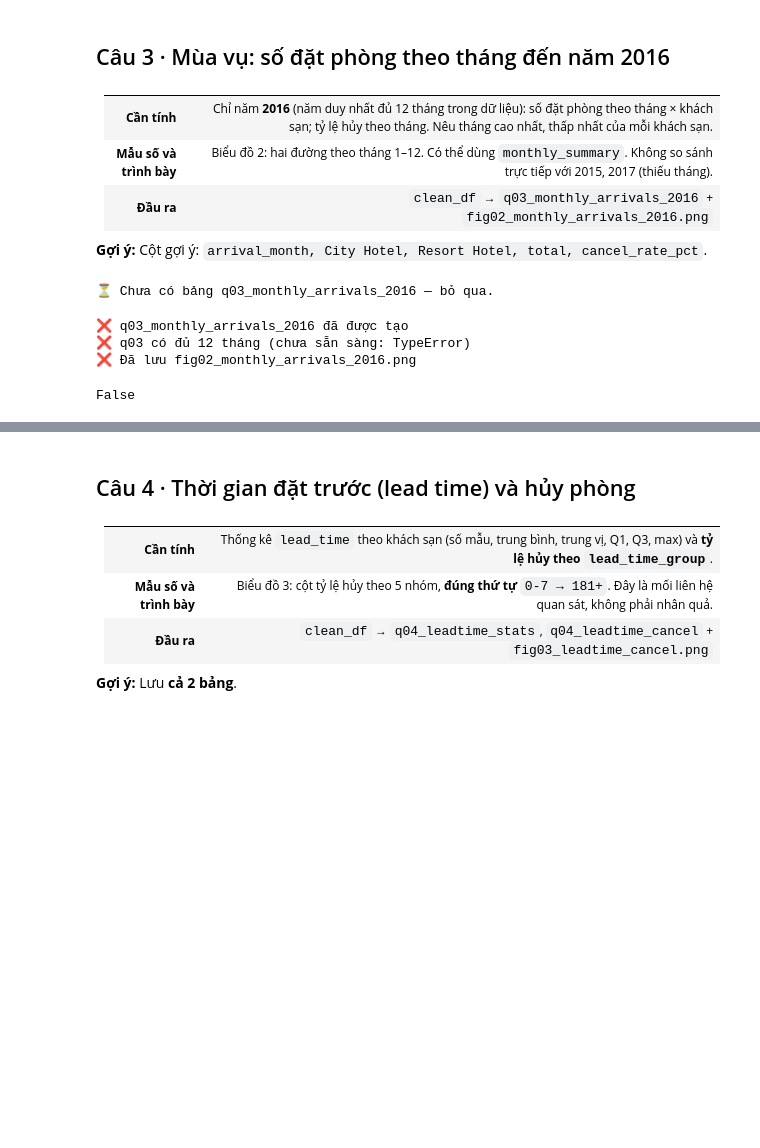
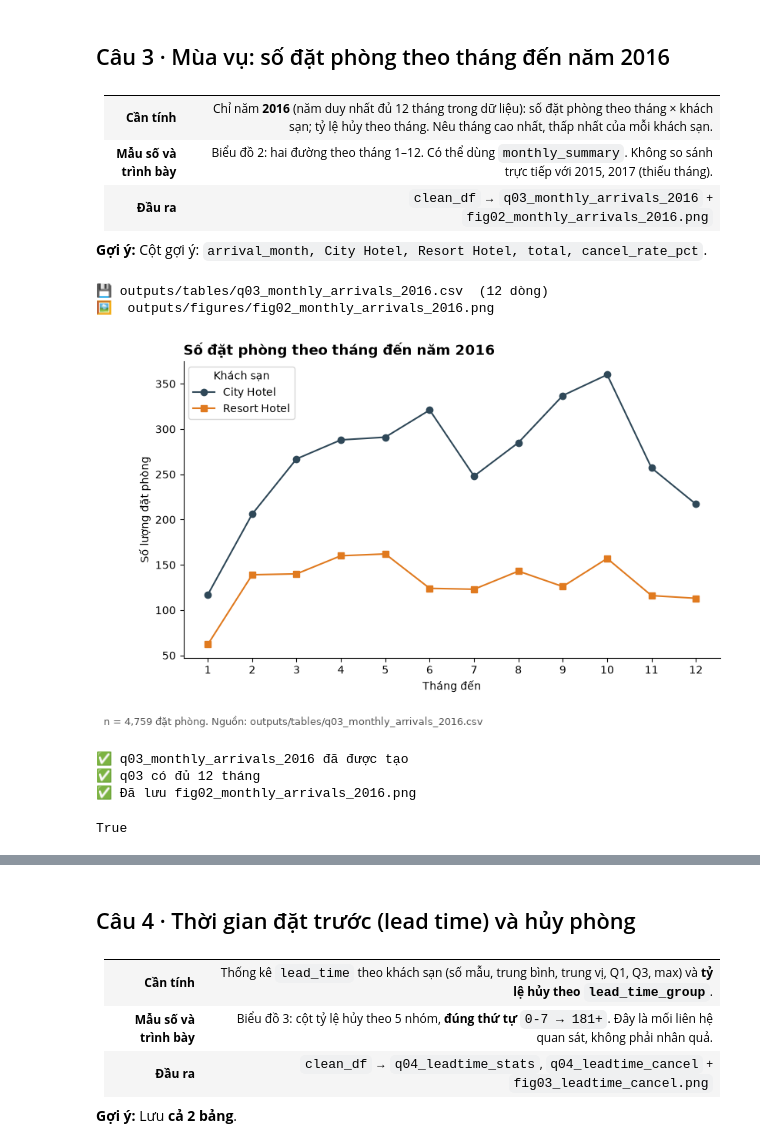
Before and after one commit to hanhathuy/hotel-booking-analysis, a Jupyter notebook: hotel_student_starter.ipynb, the cells around one changed output, grey strips where cells are left out. Cells and saved outputs as stored; diff of their text form; code cells hidden in the pictures; blank space fills up the shorter version.

```diff
--- a/hotel_student_starter.ipynb
+++ b/hotel_student_starter.ipynb
@@ -2304,26 +2393,53 @@ False
 
 **Gợi ý:** Cột gợi ý: `arrival_month, City Hotel, Resort Hotel, total, cancel_rate_pct`.
 # %%
-q03 = None   # TODO: bảng q03_monthly_arrivals_2016
+#
+df_2016 = clean_df[pd.to_datetime(clean_df['arrival_date']).dt.year == 2016].copy()
+df_2016['arrival_month'] = pd.to_datetime(df_2016['arrival_date']).dt.month
+
+q03 = (
+    df_2016.groupby('arrival_month')
+    .agg(
+        city_hotel=('hotel', lambda x: (x == 'City Hotel').sum()),
+        resort_hotel=('hotel', lambda x: (x == 'Resort Hotel').sum()),
+        total=('booking_id', 'count'),
+        cancel_rate_pct=('is_canceled', lambda x: round((x == 1).sum() / len(x) * 100, 2))
+    )
+    .reset_index()
+    .rename(columns={'city_hotel': 'City Hotel', 'resort_hotel': 'Resort Hotel'})
+)
 
 save_table(q03, 'q03_monthly_arrivals_2016')
 
-# TODO: vẽ biểu đồ — mẫu:
-# fig, ax = plt.subplots(figsize=FIGSIZE)
-# ...
-# finish_chart(ax, 'Tiêu đề nói rõ đại lượng, nhóm, giai đoạn', 'Trục x (đơn vị)', 'Trục y (đơn vị)',
-#              note='n = … đặt phòng; loại … vì …. Nguồn: outputs/tables/q03_monthly_arrivals_2016.csv')
-# save_fig(fig, 'fig02_monthly_arrivals_2016')
-# plt.show()
+# Vẽ biểu đồ 2 đường
+fig, ax = plt.subplots(figsize=FIGSIZE)
+ax.plot(q03['arrival_month'], q03['City Hotel'], marker='o', label='City Hotel', color='#2F4858')
+ax.plot(q03['arrival_month'], q03['Resort Hotel'], marker='s', label='Resort Hotel', color='#E07A1F')
+ax.set_xticks(range(1, 13))
+ax.legend(title='Khách sạn')
+
+total_2016 = len(df_2016)
+finish_chart(
+    ax,
+    title='Số đặt phòng theo tháng đến năm 2016',
+    xlabel='Tháng đến',
+    ylabel='Số lượng đặt phòng',
+    note=f'n = {total_2016:,} đặt phòng. Nguồn: outputs/tables/q03_monthly_arrivals_2016.csv'
+)
+
+save_fig(fig, 'fig02_monthly_arrivals_2016')
+plt.show()
 # %% [output]
-⏳ Chưa có bảng q03_monthly_arrivals_2016 — bỏ qua.
+💾 outputs/tables/q03_monthly_arrivals_2016.csv  (12 dòng)
+🖼️  outputs/figures/fig02_monthly_arrivals_2016.png
+[figure, added]
 # %%
 check('q03_monthly_arrivals_2016 đã được tạo', lambda: q03 is not None and len(q03) > 0)
 check('q03 có đủ 12 tháng', lambda: len(q03) == 12)
 check('Đã lưu fig02_monthly_arrivals_2016.png', lambda: (OUTPUT_DIR / 'figures' / 'fig02_monthly_arrivals_2016.png').exists())
 # %% [output]
-❌ q03_monthly_arrivals_2016 đã được tạo
-❌ q03 có đủ 12 tháng (chưa sẵn sàng: TypeError)
-❌ Đã lưu fig02_monthly_arrivals_2016.png
+✅ q03_monthly_arrivals_2016 đã được tạo
+✅ q03 có đủ 12 tháng
+✅ Đã lưu fig02_monthly_arrivals_2016.png
-False
+True
 # %% [markdown]
```
Also changed, not shown: parts of 30 cells of this notebook, 27 other files.
